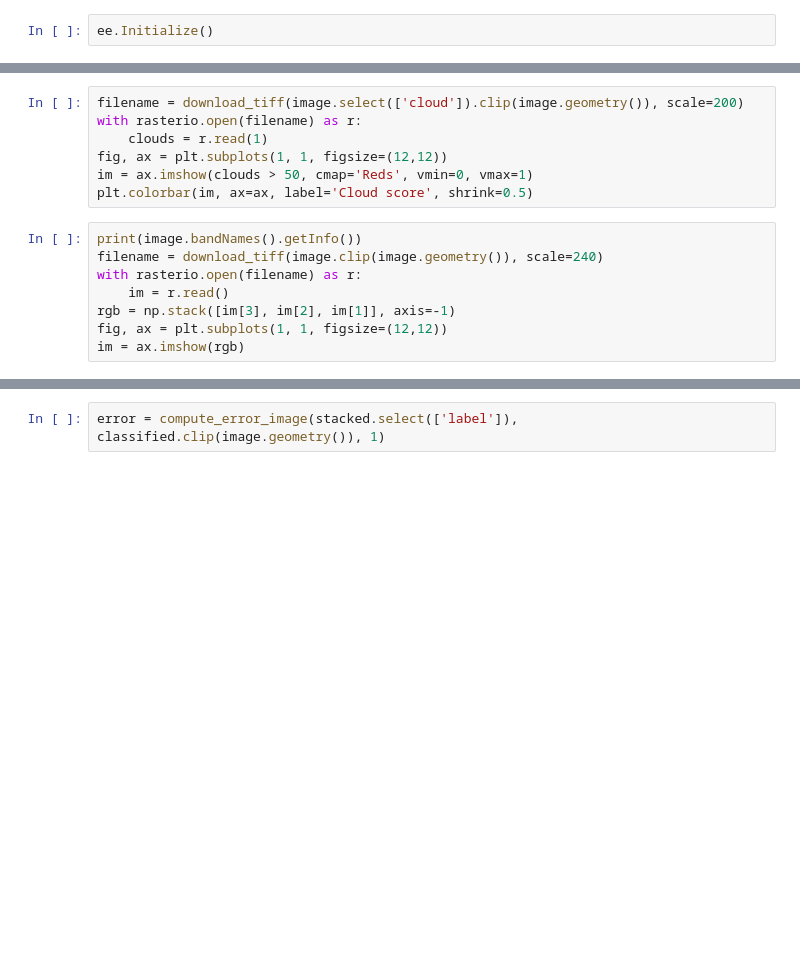
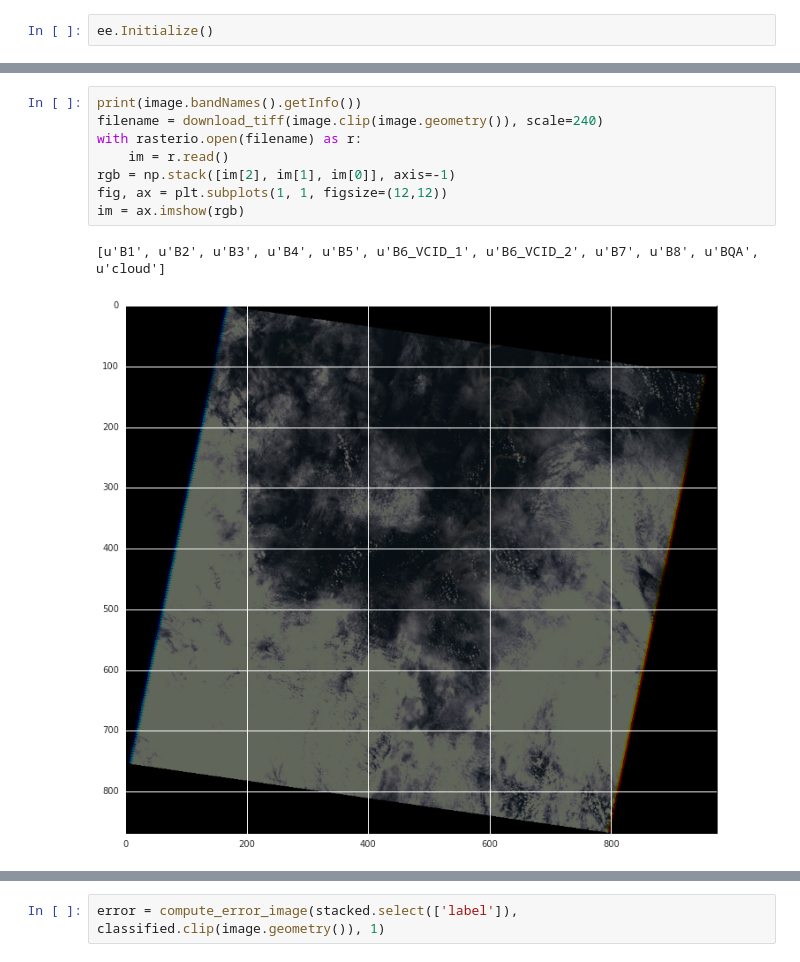
Before and after one commit to nongroup-lanl/ee-notebooks, a Jupyter notebook: ee-sandbox.ipynb, the cells around one changed output, grey strips where cells are left out. Cells and saved outputs as stored; diff of their text form; blank space fills up the shorter version.

```diff
--- a/ee-sandbox.ipynb
+++ b/ee-sandbox.ipynb
@@ -60,18 +66,14 @@ print(stacked.bandNames().getInfo())
 # %%
-filename = download_tiff(image.select(['cloud']).clip(image.geometry()), scale=200)
+print(image.bandNames().getInfo())
+filename = download_tiff(image.clip(image.geometry()), scale=240)
 with rasterio.open(filename) as r:
-    clouds = r.read(1)
+    im = r.read()
+rgb = np.stack([im[2], im[1], im[0]], axis=-1)
 fig, ax = plt.subplots(1, 1, figsize=(12,12))
-im = ax.imshow(clouds > 50, cmap='Reds', vmin=0, vmax=1)
-plt.colorbar(im, ax=ax, label='Cloud score', shrink=0.5)
+im = ax.imshow(rgb)
+# %% [output]
+[u'B1', u'B2', u'B3', u'B4', u'B5', u'B6_VCID_1', u'B6_VCID_2', u'B7', u'B8', u'BQA', u'cloud']
+[figure, added]
-# %%
-print(image.bandNames().getInfo())
-filename = download_tiff(image.clip(image.geometry()), scale=240)
-with rasterio.open(filename) as r:
-    im = r.read()
-rgb = np.stack([im[3], im[2], im[1]], axis=-1)
-fig, ax = plt.subplots(1, 1, figsize=(12,12))
-im = ax.imshow(rgb)
 # %%
 filename = download_tiff(stacked.clip(image.geometry()), scale=200)
 with rasterio.open(filename) as r:
```
Also changed, not shown: parts of 28 cells of this notebook, 3 other files.
